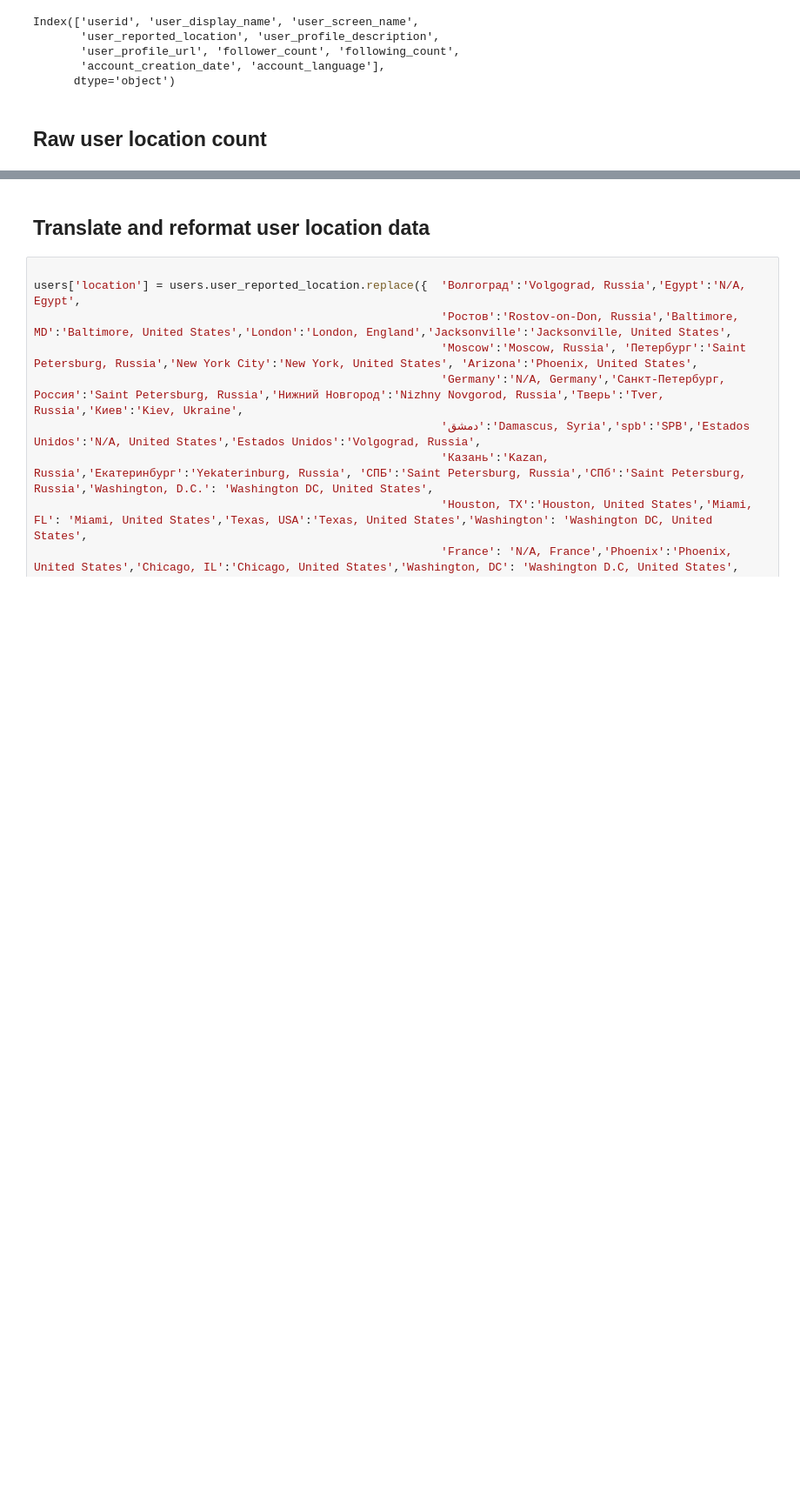
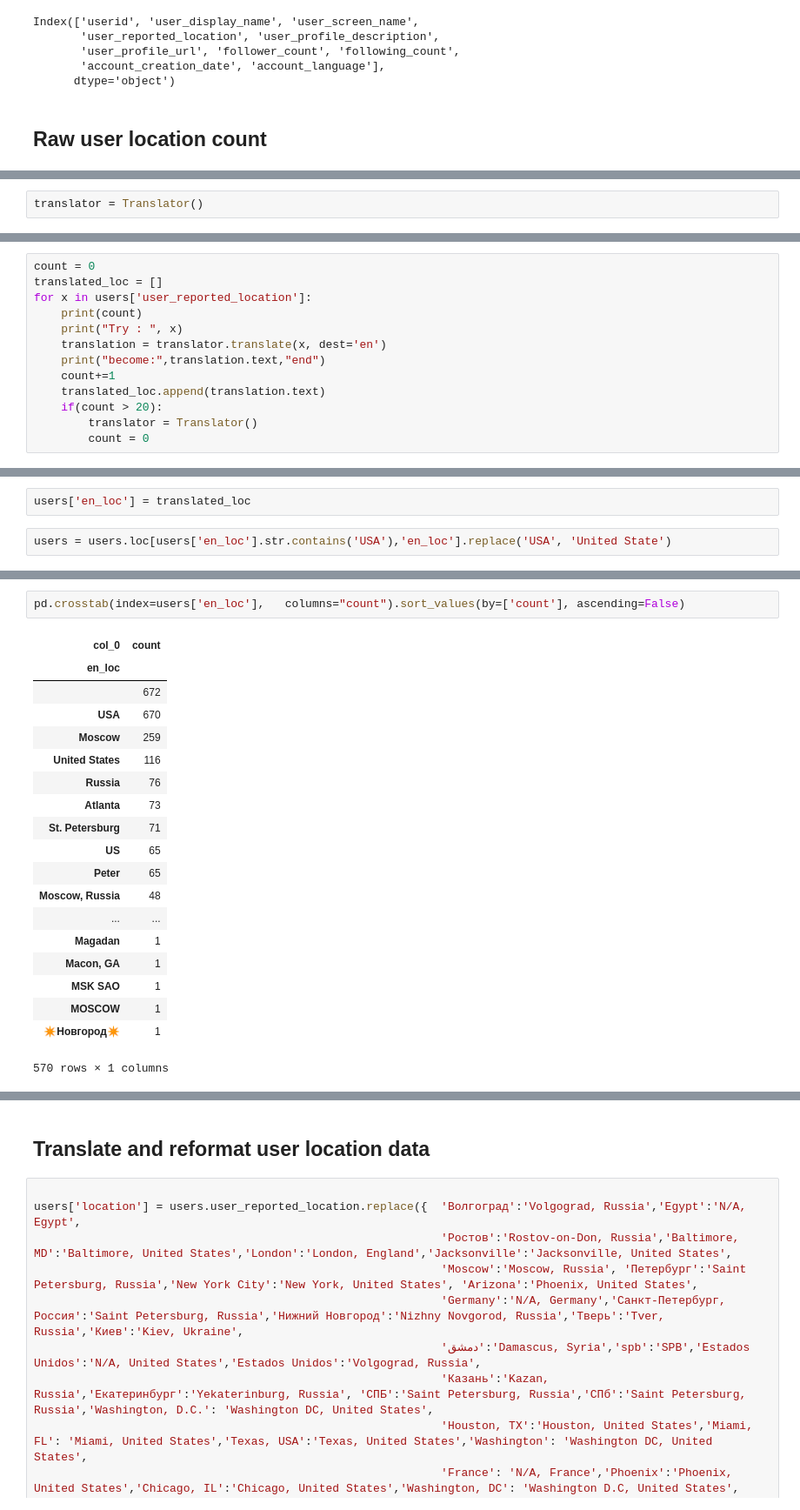
Before and after one commit to ashero0/elections-integrity-analysis, a Jupyter notebook: Frequency Analysis/User_Map.ipynb, the cells around one changed output, grey strips where cells are left out. Shown: that part at 87% size. Drawn from its saved outputs; the diff is of its cells as text; blank space fills up the shorter version.

```diff
--- a/Frequency Analysis/User_Map.ipynb
+++ b/Frequency Analysis/User_Map.ipynb
@@ -80,0 +115,2 @@ pd.crosstab(index=users['user_reported_location'],   columns="count").sort_value
+# %%
+translator = Translator()
@@ -80,0 +123,13 @@ pd.crosstab(index=users['user_reported_location'],   columns="count").sort_value
+# %%
+count = 0
+translated_loc = []
+for x in users['user_reported_location']:
+    print(count)
+    print("Try : ", x)
+    translation = translator.translate(x, dest='en')
+    print("become:",translation.text,"end")
+    count+=1
+    translated_loc.append(translation.text)
+    if(count > 20):
+        translator = Translator()
+        count = 0
@@ -80,0 +140,4 @@ pd.crosstab(index=users['user_reported_location'],   columns="count").sort_value
+# %%
+users['en_loc'] = translated_loc
+# %%
+users = users.loc[users['en_loc'].str.contains('USA'),'en_loc'].replace('USA', 'United State')
@@ -80,0 +153,22 @@ pd.crosstab(index=users['user_reported_location'],   columns="count").sort_value
+# %%
+pd.crosstab(index=users['en_loc'],   columns="count").sort_values(by=['count'], ascending=False)
+# %% [output]
+| col_0 | count |
+| en_loc |  |
+|  | 672 |
+| USA | 670 |
+| Moscow | 259 |
+| United States | 116 |
+| Russia | 76 |
+| Atlanta | 73 |
+| St. Petersburg | 71 |
+| US | 65 |
+| Peter | 65 |
+| Moscow, Russia | 48 |
+| ... | ... |
+| Magadan | 1 |
+| Macon, GA | 1 |
+| MSK SAO | 1 |
+| MOSCOW | 1 |
+| ✴Новгород✴ | 1 |
+570 rows × 1 columns
```
Also changed, not shown: parts of 27 cells of this notebook, 14 other files.
